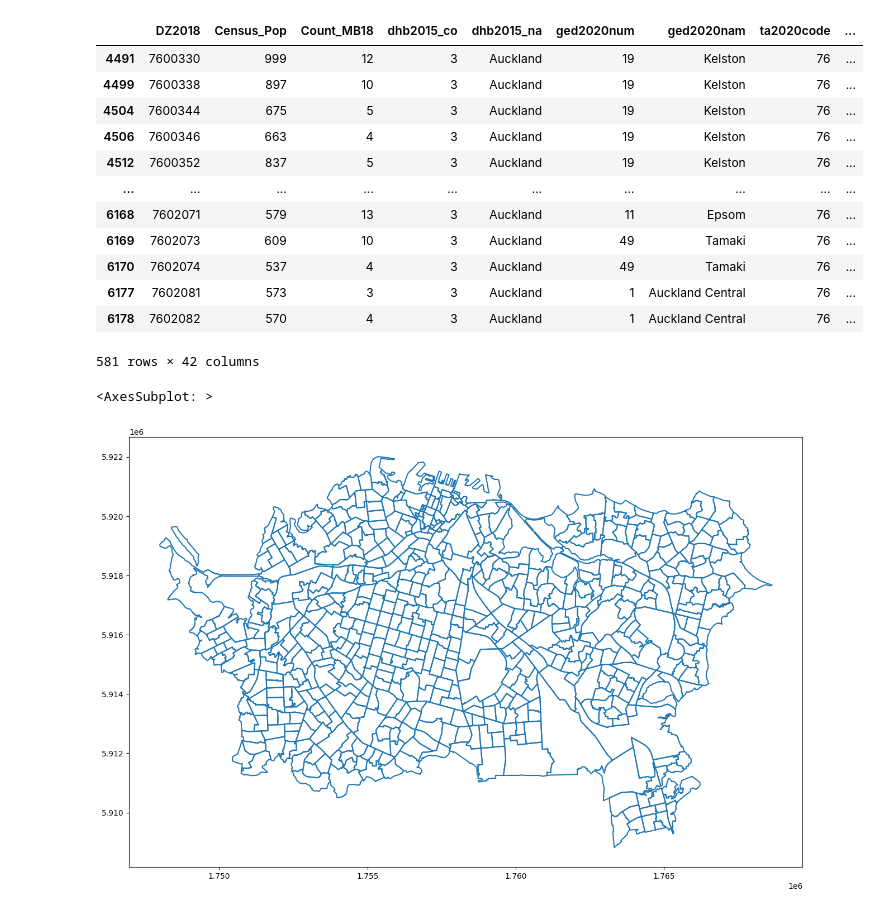
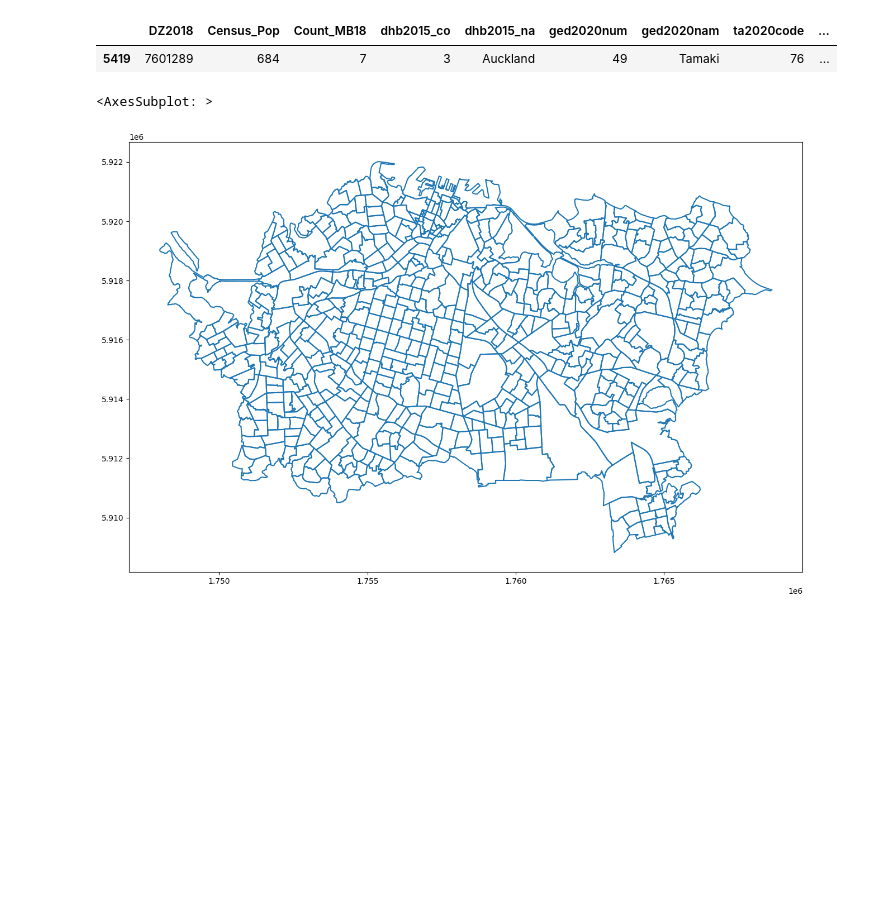
Before and after one commit to UoA-eResearch/IMD, a Jupyter notebook: hexagons.ipynb, the cells around one changed output. Drawn from its saved outputs; the diff is of its cells as text; code cells hidden in the pictures; blank space fills up the shorter version.

```diff
--- a/hexagons.ipynb
+++ b/hexagons.ipynb
@@ -22,21 +8,11 @@ imd
 # %%
+imd = gpd.read_file("input/IMD2018.zip")
 df = imd.cx[1747618.6612:1768514.9720,5909569.6924:5922316.0159]
 df = df[df.dhb2015_na == "Auckland"].copy()
-df
+df.sample(1)
 # %% [output]
 |  | DZ2018 | Census_Pop | Count_MB18 | dhb2015_co | dhb2015_na | ged2020num | ged2020nam | ta2020code | ... |
-| 4491 | 7600330 | 999 | 12 | 3 | Auckland | 19 | Kelston | 76 | ... |
-| 4499 | 7600338 | 897 | 10 | 3 | Auckland | 19 | Kelston | 76 | ... |
-| 4504 | 7600344 | 675 | 5 | 3 | Auckland | 19 | Kelston | 76 | ... |
-| 4506 | 7600346 | 663 | 4 | 3 | Auckland | 19 | Kelston | 76 | ... |
-| 4512 | 7600352 | 837 | 5 | 3 | Auckland | 19 | Kelston | 76 | ... |
-| ... | ... | ... | ... | ... | ... | ... | ... | ... | ... |
-| 6168 | 7602071 | 579 | 13 | 3 | Auckland | 11 | Epsom | 76 | ... |
-| 6169 | 7602073 | 609 | 10 | 3 | Auckland | 49 | Tamaki | 76 | ... |
-| 6170 | 7602074 | 537 | 4 | 3 | Auckland | 49 | Tamaki | 76 | ... |
-| 6177 | 7602081 | 573 | 3 | 3 | Auckland | 1 | Auckland Central | 76 | ... |
-| 6178 | 7602082 | 570 | 4 | 3 | Auckland | 1 | Auckland Central | 76 | ... |
+| 5419 | 7601289 | 684 | 7 | 3 | Auckland | 49 | Tamaki | 76 | ... |
-581 rows × 42 columns
 # %%
 df.boundary.plot(figsize=(20,10))
 # %% [output]
```
Also changed, not shown: parts of 16 cells of this notebook.
